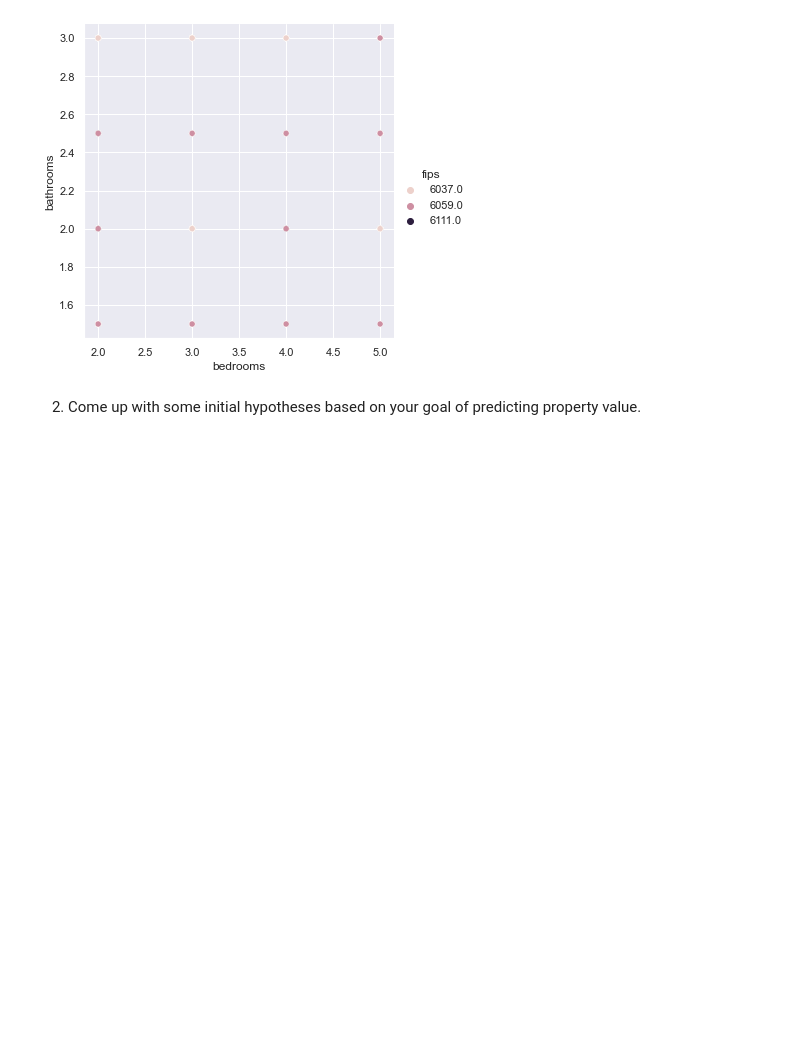
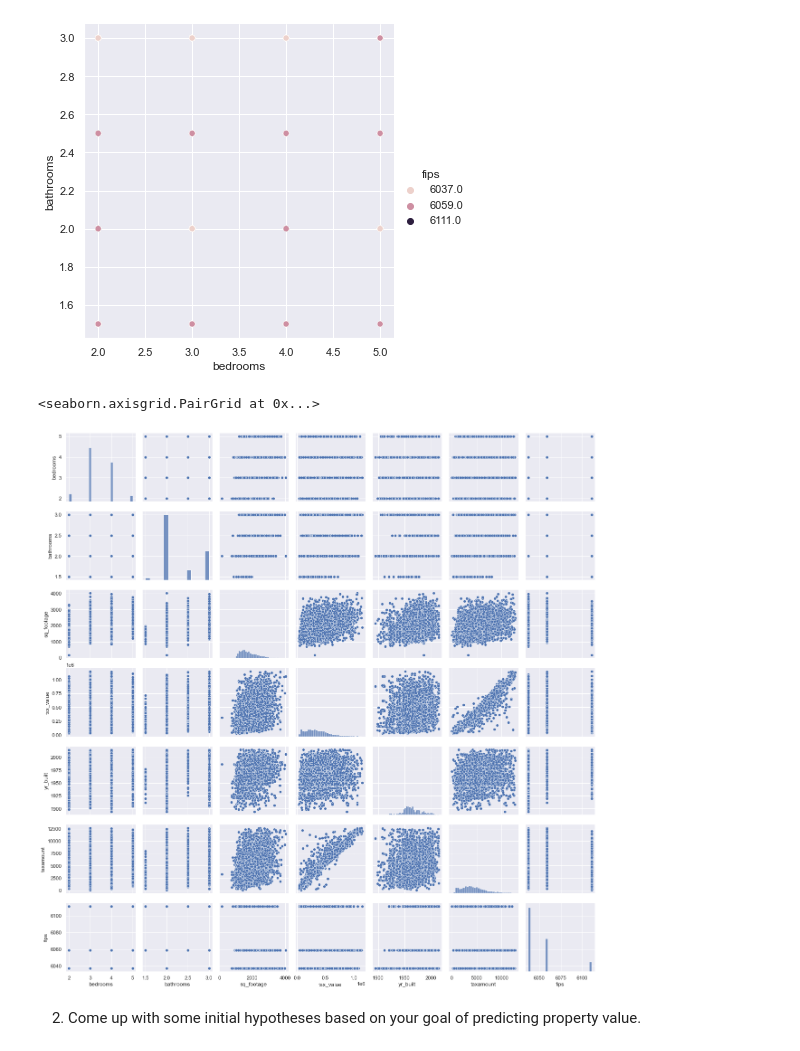
Before and after one commit to veronica-f-reyes/regression_exercises, a Jupyter notebook: explore.ipynb, the cells around one changed output. Saved outputs shown, nothing was run; the diff lists cells and outputs as text; code cells hidden in the pictures; blank space fills up the shorter version.

```diff
--- a/explore.ipynb
+++ b/explore.ipynb
@@ -766,6 +766,11 @@ sns.relplot(x="tax_value", y="taxamount", hue="fips", data=small_train);
 sns.relplot(x="bedrooms", y="bathrooms", hue="fips", data=small_train);
 # %% [output]
 [figure]
+# %%
+sns.pairplot(small_train)
+# %% [output]
+<seaborn.axisgrid.PairGrid at 0x...>
+[figure, added]
 # %% [markdown]
 2. Come up with some initial hypotheses based on your goal of predicting property value.
 # %% [markdown]
```
Also changed, not shown: parts of 9 cells of this notebook, 1 other file.
